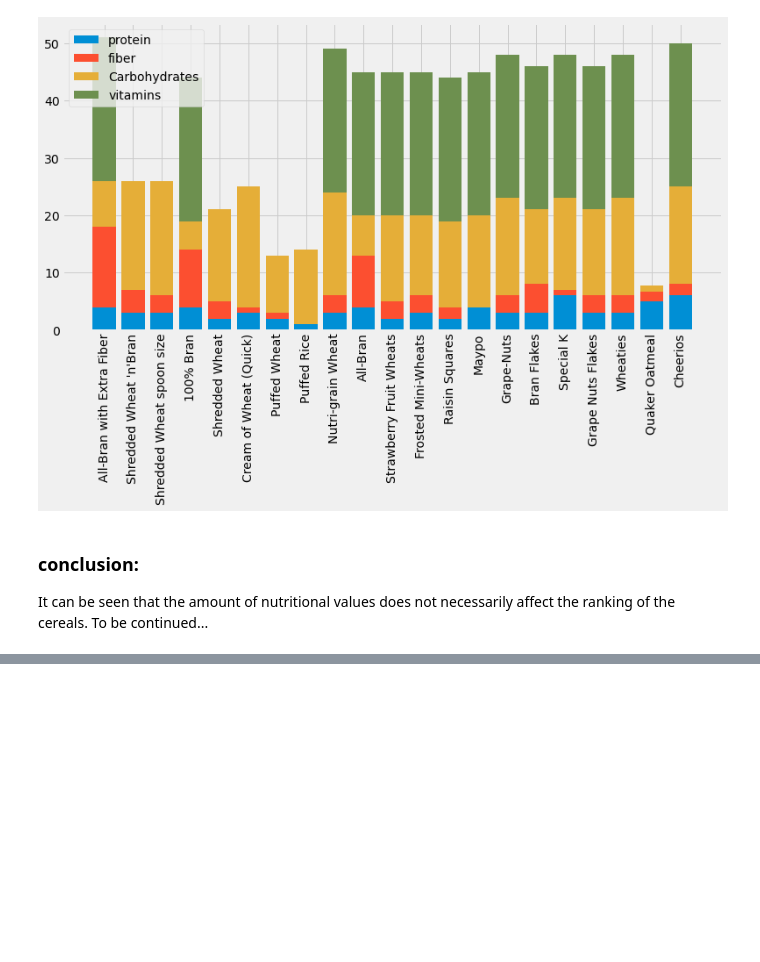
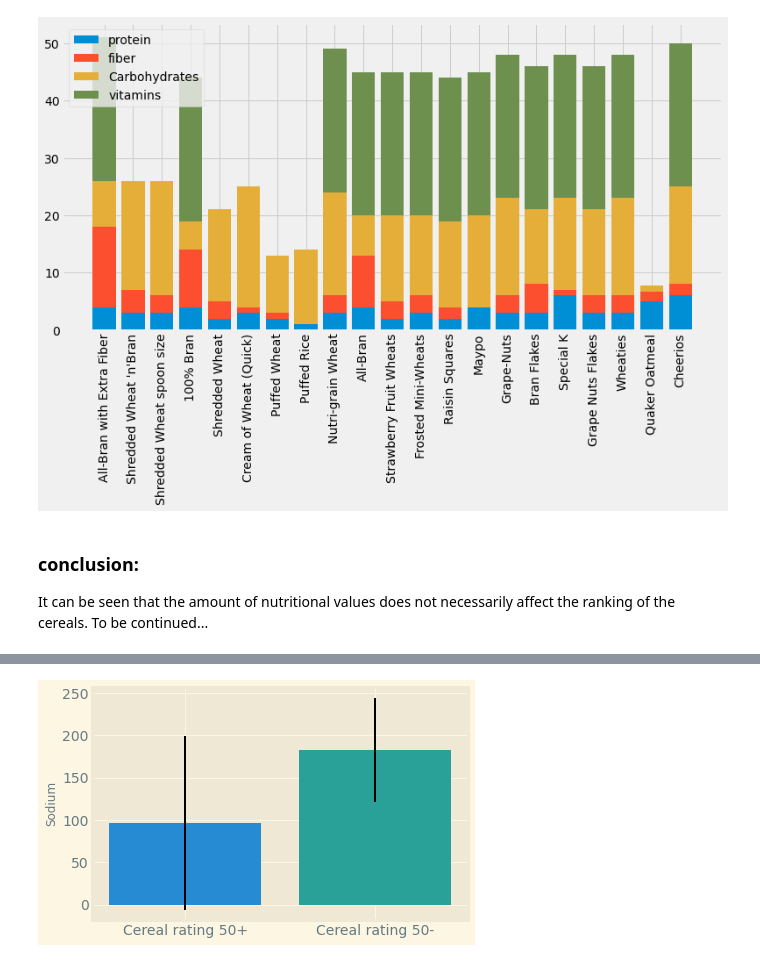
Before and after one commit to coralrubilar/CerealAnalysisInPython, a Jupyter notebook: Cereal.ipynb, the cells around one changed output, grey strips where cells are left out. Cells and saved outputs as stored; diff of their text form; code cells hidden in the pictures; blank space fills up the shorter version.

```diff
--- a/Cereal.ipynb
+++ b/Cereal.ipynb
@@ -250,6 +252,6 @@ plt.show()
 # %%
-cereal_60plus =df[df['rating']>50]
-cereal_60plus
+cereal_50plus =df[df['rating']>50]
+cereal_50plus
 # %% [output]
 |  | name | Manufacturer | type | calories | protein | fat | sodium | fiber | Carbohydrates | sugars | ... |
 | 3 | All-Bran with Extra Fiber | K | C | 50 | 4 | 0 | 140 | 14.0 | 8.0 | 0 | ... |
@@ -286,0 +322,17 @@ To be continued...
+# %%
+plt.style.use('Solarize_Light2')
+fig, ax = plt.subplots()
+
+# Add a bar for the rowing "Height" column mean/std
+ax.bar("Cereal rating 50+", cereal_50plus['sodium'].mean(), yerr=cereal_50plus['sodium'].std())
+
+
+# Add a bar for the gymnastics "Height" column mean/std
+ax.bar("Cereal rating 50-", cereal_50minus['sodium'].mean(), yerr=cereal_50minus['sodium'].std())
+
+# Label the y-axis
+ax.set_ylabel("Sodium")
+
+plt.show()
+# %% [output]
+[figure, added]
```
Also changed, not shown: parts of 12 cells of this notebook.
